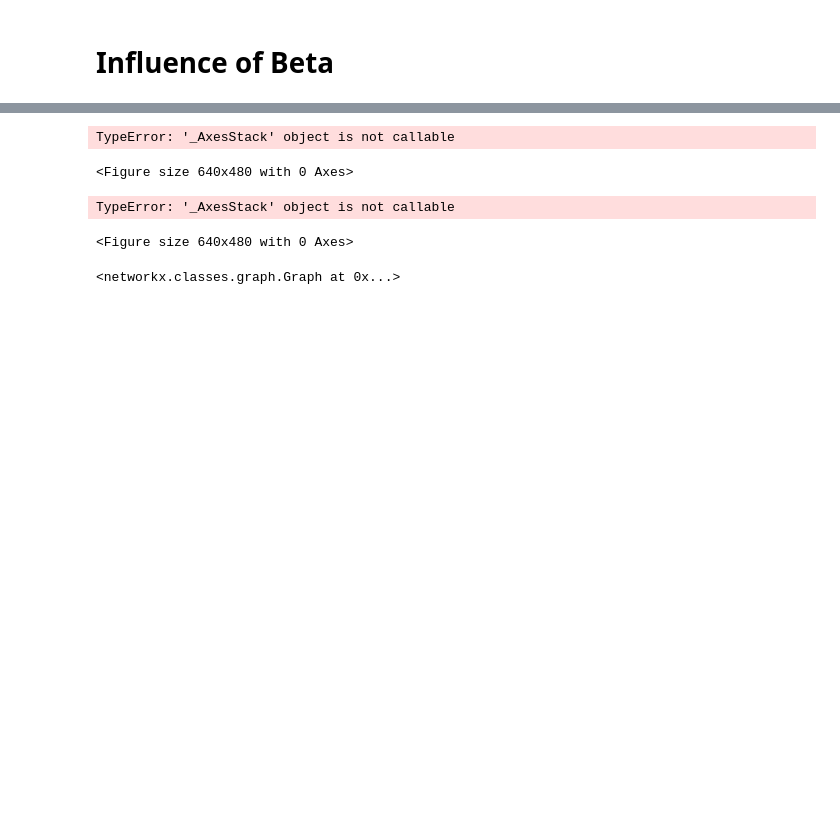
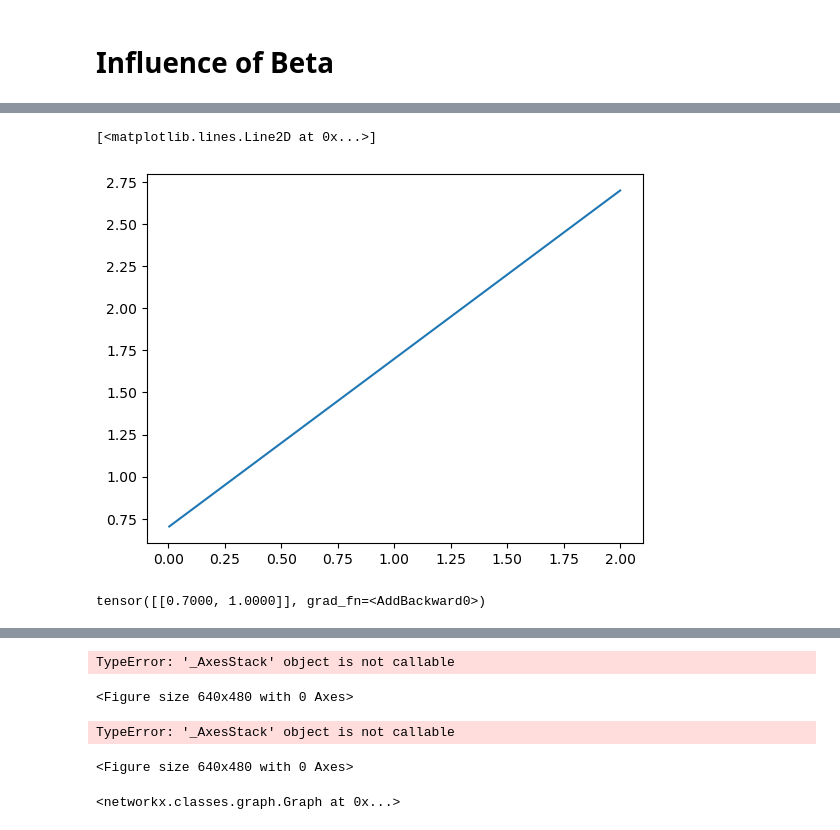
Before and after one commit to xingchenwan/bo-on-graph, a Jupyter notebook: notebooks/graph_realizatios.ipynb, the cells around one changed output, grey strips where cells are left out. Cells and saved outputs as stored; diff of their text form; code cells hidden in the pictures; blank space fills up the shorter version.

```diff
--- a/notebooks/graph_realizatios.ipynb
+++ b/notebooks/graph_realizatios.ipynb
@@ -340,0 +405,13 @@ beta: tensor([[7.0000e-01, 1.0000e+04]], grad_fn=<AddBackward0>)
+# %%
+x = torch.linspace(0,2,500)[1:]
+result = torch.zeros(499)
+for i in range(model.covar_module.base_kernel.order):
+    result += model.covar_module.base_kernel.lengthscale[0][i] * x**i
+plt.plot(x.detach().numpy(), result.detach().numpy())
+# %% [output]
+[<matplotlib.lines.Line2D at 0x...>]
+[figure, added]
+# %%
+model.covar_module.base_kernel.lengthscale
+# %% [output]
+tensor([[0.7000, 1.0000]], grad_fn=<AddBackward0>)
```
Also changed, not shown: parts of 10 cells of this notebook, 25 other files.
